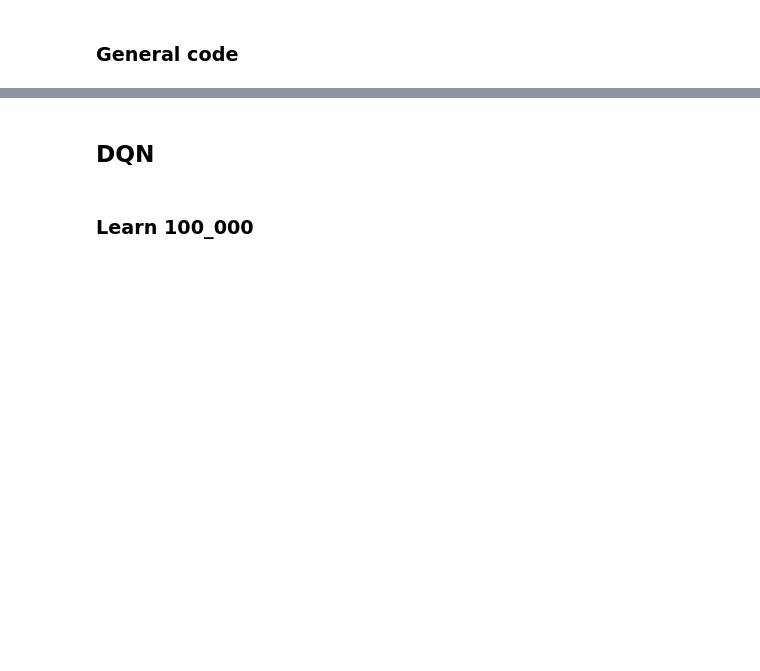
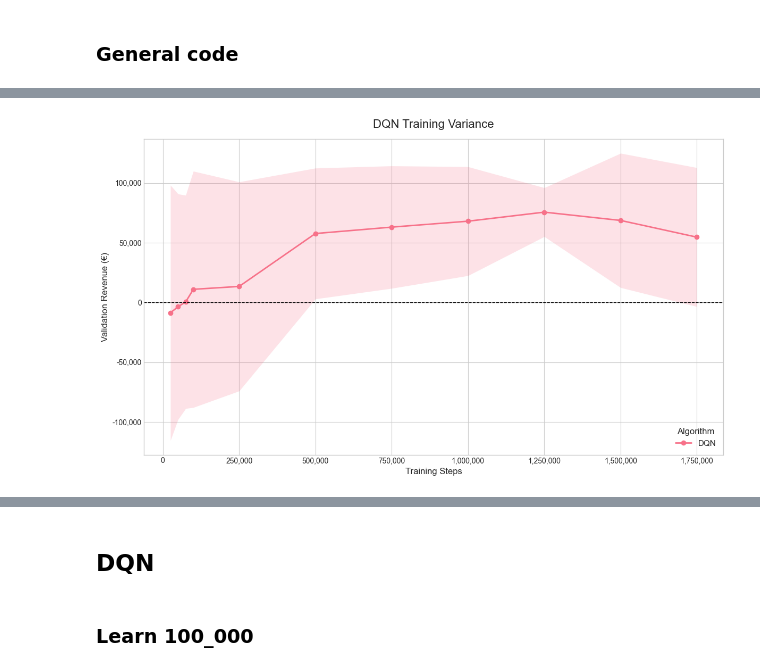
Before and after one commit to DeLany123/Thesis, a Jupyter notebook: Simulation/suite_simple_trading/test_models/compare_different_models.ipynb, the cells around one changed output, grey strips where cells are left out. Drawn from its saved outputs; the diff is of its cells as text; code cells hidden in the pictures; blank space fills up the shorter version.

```diff
--- a/Simulation/suite_simple_trading/test_models/compare_different_models.ipynb
+++ b/Simulation/suite_simple_trading/test_models/compare_different_models.ipynb
@@ -44,0 +657,4 @@ Split loaded. Total Test Episodes: 10
+# %%
+plot_benchmark_results("dqn_training_variance.csv", title="DQN Training Variance")
+# %% [output]
+[figure, added]
```
Also changed, not shown: parts of 21 cells of this notebook, 2 other files.
